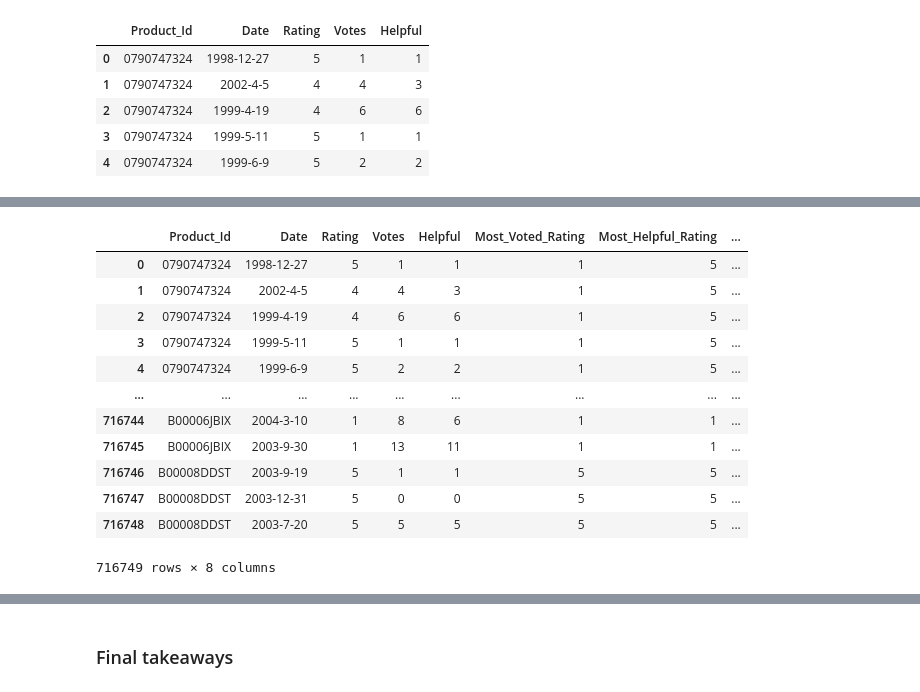
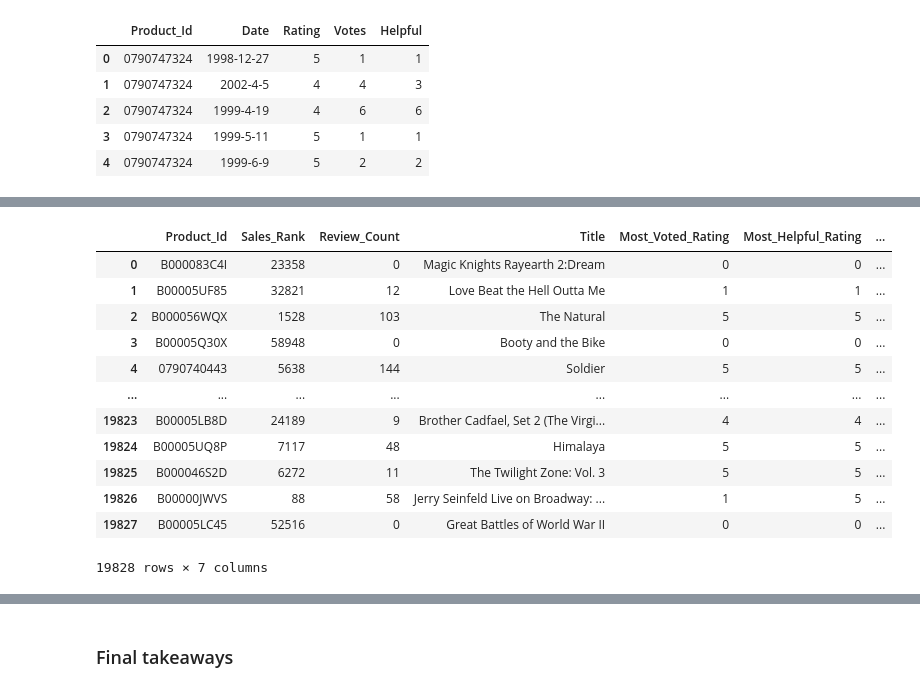
Before and after one commit to Vy4thewin/Data620_TeamVAC, a Jupyter notebook: Data620_FinalProject.ipynb, the cells around one changed output, grey strips where cells are left out. Drawn from its saved outputs; the diff is of its cells as text; code cells hidden in the pictures.

```diff
--- a/Data620_FinalProject.ipynb
+++ b/Data620_FinalProject.ipynb
@@ -331,22 +339,20 @@ print("--- %2.f seconds to find_rates ---" % (time.time() - start_time))
 # %%
 #combine the two tables into one
-master=pd.merge(edvd_stats, t_rates, on="Product_Id", how="left")
+master=pd.merge(dvd_stats, t_rates, on="Product_Id", how="left")
 
 #drop rows that where removed from the product reduction
-#master=master[master['Product_Id'].isin(re_list)]
-#master.reset_index(drop=True)
 display(master)
 # %% [output]
-|  | Product_Id | Date | Rating | Votes | Helpful | Most_Voted_Rating | Most_Helpful_Rating | ... |
-| 0 | 0790747324 | 1998-12-27 | 5 | 1 | 1 | 1 | 5 | ... |
-| 1 | 0790747324 | 2002-4-5 | 4 | 4 | 3 | 1 | 5 | ... |
-| 2 | 0790747324 | 1999-4-19 | 4 | 6 | 6 | 1 | 5 | ... |
-| 3 | 0790747324 | 1999-5-11 | 5 | 1 | 1 | 1 | 5 | ... |
-| 4 | 0790747324 | 1999-6-9 | 5 | 2 | 2 | 1 | 5 | ... |
-| ... | ... | ... | ... | ... | ... | ... | ... | ... |
-| 716744 | B00006JBIX | 2004-3-10 | 1 | 8 | 6 | 1 | 1 | ... |
-| 716745 | B00006JBIX | 2003-9-30 | 1 | 13 | 11 | 1 | 1 | ... |
-| 716746 | B00008DDST | 2003-9-19 | 5 | 1 | 1 | 5 | 5 | ... |
-| 716747 | B00008DDST | 2003-12-31 | 5 | 0 | 0 | 5 | 5 | ... |
-| 716748 | B00008DDST | 2003-7-20 | 5 | 5 | 5 | 5 | 5 | ... |
+|  | Product_Id | Sales_Rank | Review_Count | Title | Most_Voted_Rating | Most_Helpful_Rating | ... |
+| 0 | B000083C4I | 23358 | 0 | Magic Knights Rayearth 2:Dream | 0 | 0 | ... |
+| 1 | B00005UF85 | 32821 | 12 | Love Beat the Hell Outta Me | 1 | 1 | ... |
+| 2 | B000056WQX | 1528 | 103 | The Natural | 5 | 5 | ... |
+| 3 | B00005Q30X | 58948 | 0 | Booty and the Bike | 0 | 0 | ... |
+| 4 | 0790740443 | 5638 | 144 | Soldier | 5 | 5 | ... |
+| ... | ... | ... | ... | ... | ... | ... | ... |
+| 19823 | B00005LB8D | 24189 | 9 | Brother Cadfael, Set 2 (The Virgi... | 4 | 4 | ... |
+| 19824 | B00005UQ8P | 7117 | 48 | Himalaya | 5 | 5 | ... |
+| 19825 | B000046S2D | 6272 | 11 | The Twilight Zone: Vol. 3 | 5 | 5 | ... |
+| 19826 | B00000JWVS | 88 | 58 | Jerry Seinfeld Live on Broadway: ... | 1 | 5 | ... |
+| 19827 | B00005LC45 | 52516 | 0 | Great Battles of World War II | 0 | 0 | ... |
-716749 rows × 8 columns
+19828 rows × 7 columns
```
Also changed, not shown: parts of 12 cells of this notebook.
